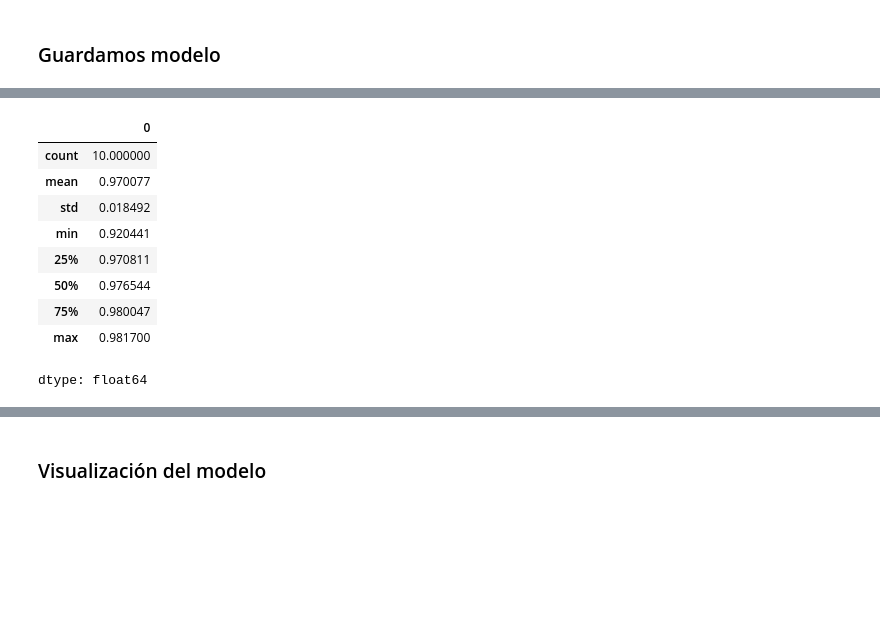
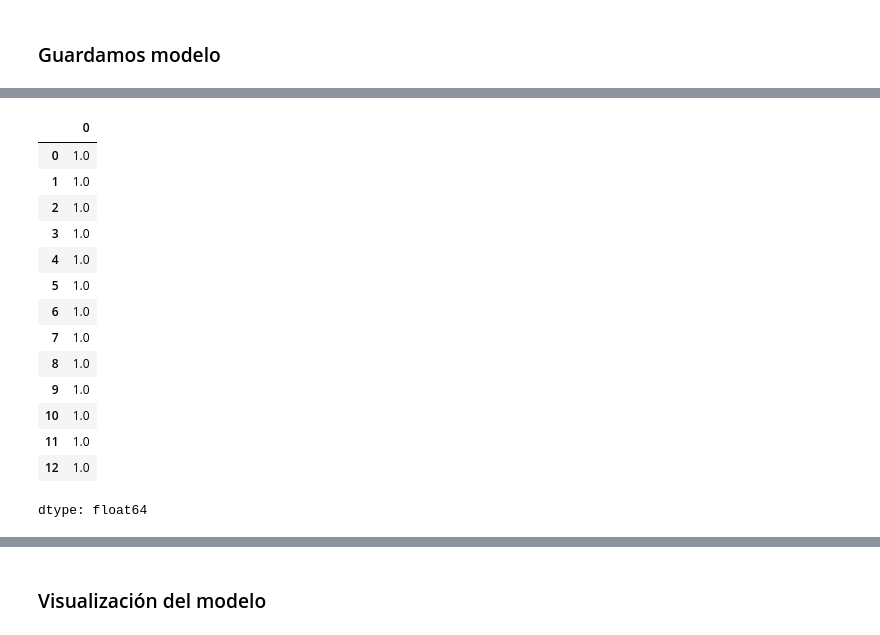
Before and after one commit to AnIsAsPe/Recomendaci-n-de-libros-usando-LDA, a Jupyter notebook: Notebooks/Recomendación_de_libros_usando_LDA.ipynb, the cells around one changed output, grey strips where cells are left out. Drawn from its saved outputs; the diff is of its cells as text; code cells hidden in the pictures; blank space fills up the shorter version.

```diff
--- a/Notebooks/Recomendación_de_libros_usando_LDA.ipynb
+++ b/Notebooks/Recomendación_de_libros_usando_LDA.ipynb
@@ -274,23 +213,24 @@ df.loc[12350,'Summary']
 # %% [markdown]
 ## Vectorización de textos
 # %%
+st = PorterStemmer()
+stop_words = re.compile(r'\b(' + r'|'.join(stopwords.words('english')) + r')\b\s*')
+
 def preprocesar(texto):
-  #convierte a minúsculas
-  texto = (texto).lower()
+      # Convierte a minúsculas
+      texto = (texto).lower()
 
-  #elimina stopwords
-  stop = re.compile(r'\b(' + r'|'.join(stopwords.words('english')) + r')\b\s*')
-  texto = stop.sub('', texto)
+      # Elimina stopwords
+      texto = stop_words.sub('', texto)
+      # Elimina puntuación y números
+      texto = re.sub('[^a-z]+', ' ', texto)
 
-  #Quitar puntuación y números
-  texto = re.sub('[^ña-z]+', ' ', texto)
+      # Normalización y eliminación palabras que tengan menos de tres caracteres
+      texto = texto.split()
+      stemmed_words = [st.stem(i) for i in texto if len(i)>2]
+      texto = ' '.join(stemmed_words)
 
-  #lematizar y quedarnos con palabras que tengan más de tres caracteres
-  st = PorterStemmer()
-  texto = texto.split()
-  texto = ' '.join([st.stem(i) for i in texto if len(i)>2])
-
-  return(texto)
+      return(texto)
 # %%
 df['Summary_pp'] = df['Summary'].apply(preprocesar)
 df.head()
@@ -354,0 +291,4 @@ pickle.dump(tuple_models, open (path + "tuple_model_books_k10.pkl", 'wb'))
+# %%
+import pickle
+path = '/content/drive/MyDrive/Modelos/modelosLDA/LDA Books/'
+lda_model, BOW, vectorizer = pickle.load(open(path + "tuple_model_books_k13.pkl", 'rb'))
@@ -359,4 +300,0 @@ lda_model.perplexity(BOW)
-# %%
-import pickle
-path = '/content/drive/MyDrive/Modelos/modelosLDA/LDA Books/'
-lda_model, BOW, vectorizer = pickle.load(open(path + "tuple_model_books_k10.pkl", 'rb'))
@@ -405,5 +339,6 @@ lda_model.perplexity
 # %%
-θs = pd.DataFrame(lda_model.exp_dirichlet_component_,
+word_distribution_topic = lda_model.components_ /lda_model.components_.sum(axis=1)[:, np.newaxis]
+θs = pd.DataFrame(word_distribution_topic,
                          columns=vocabulario)
 print(θs.shape)
 θs
@@ -424,15 +362,20 @@ print(θs.shape)
 # %%
-θs.sum(axis=1).describe()
+θs.sum(axis=1)
 # %% [output]
 |  | 0 |
-| count | 10.000000 |
-| mean | 0.970077 |
-| std | 0.018492 |
-| min | 0.920441 |
-| 25% | 0.970811 |
-| 50% | 0.976544 |
-| 75% | 0.980047 |
-| max | 0.981700 |
+| 0 | 1.0 |
+| 1 | 1.0 |
+| 2 | 1.0 |
+| 3 | 1.0 |
+| 4 | 1.0 |
+| 5 | 1.0 |
+| 6 | 1.0 |
+| 7 | 1.0 |
+| 8 | 1.0 |
+| 9 | 1.0 |
+| 10 | 1.0 |
+| 11 | 1.0 |
+| 12 | 1.0 |
 dtype: float64
 # %%
 for top in range(k):
```
Also changed, not shown: parts of 45 cells of this notebook.
